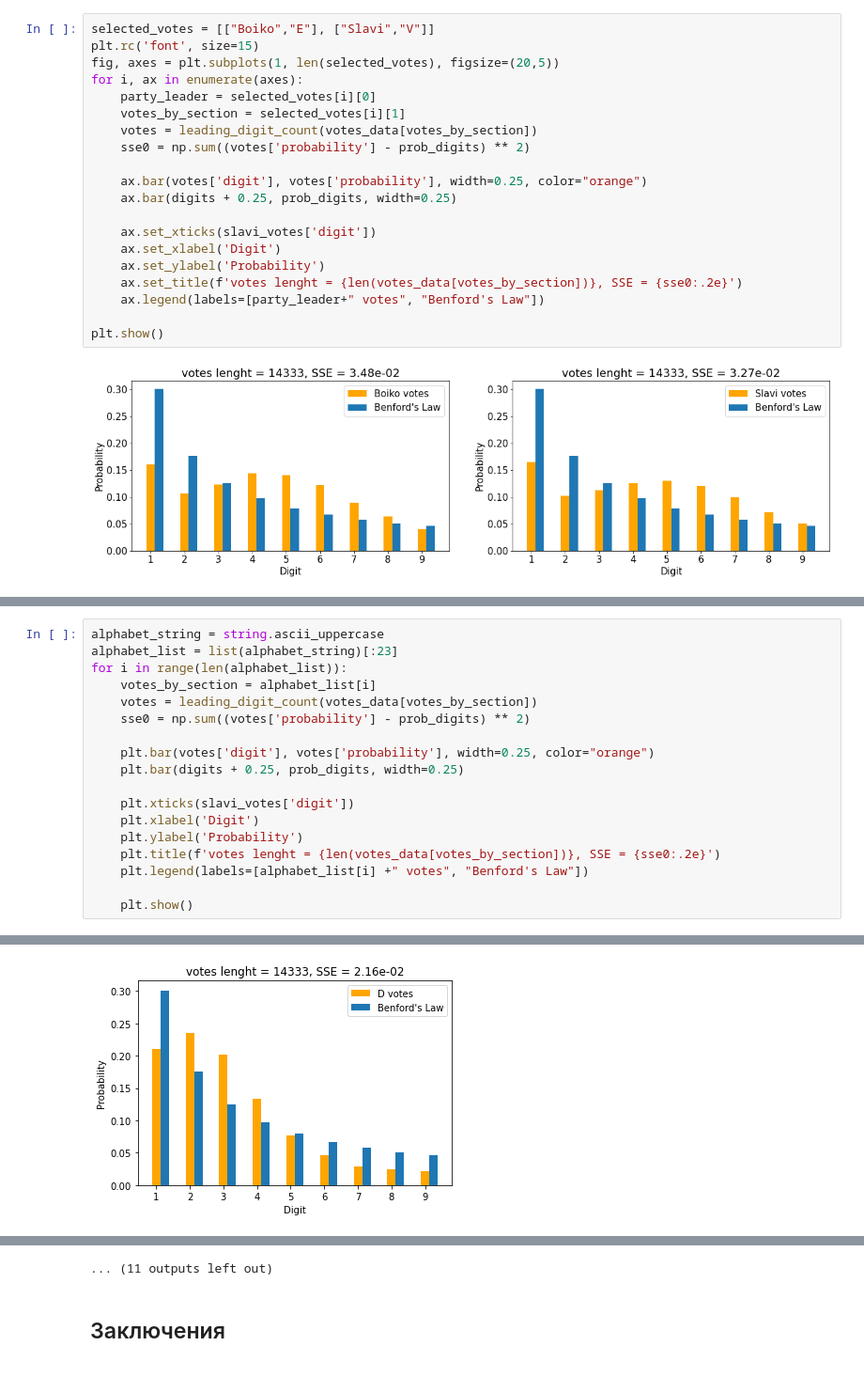
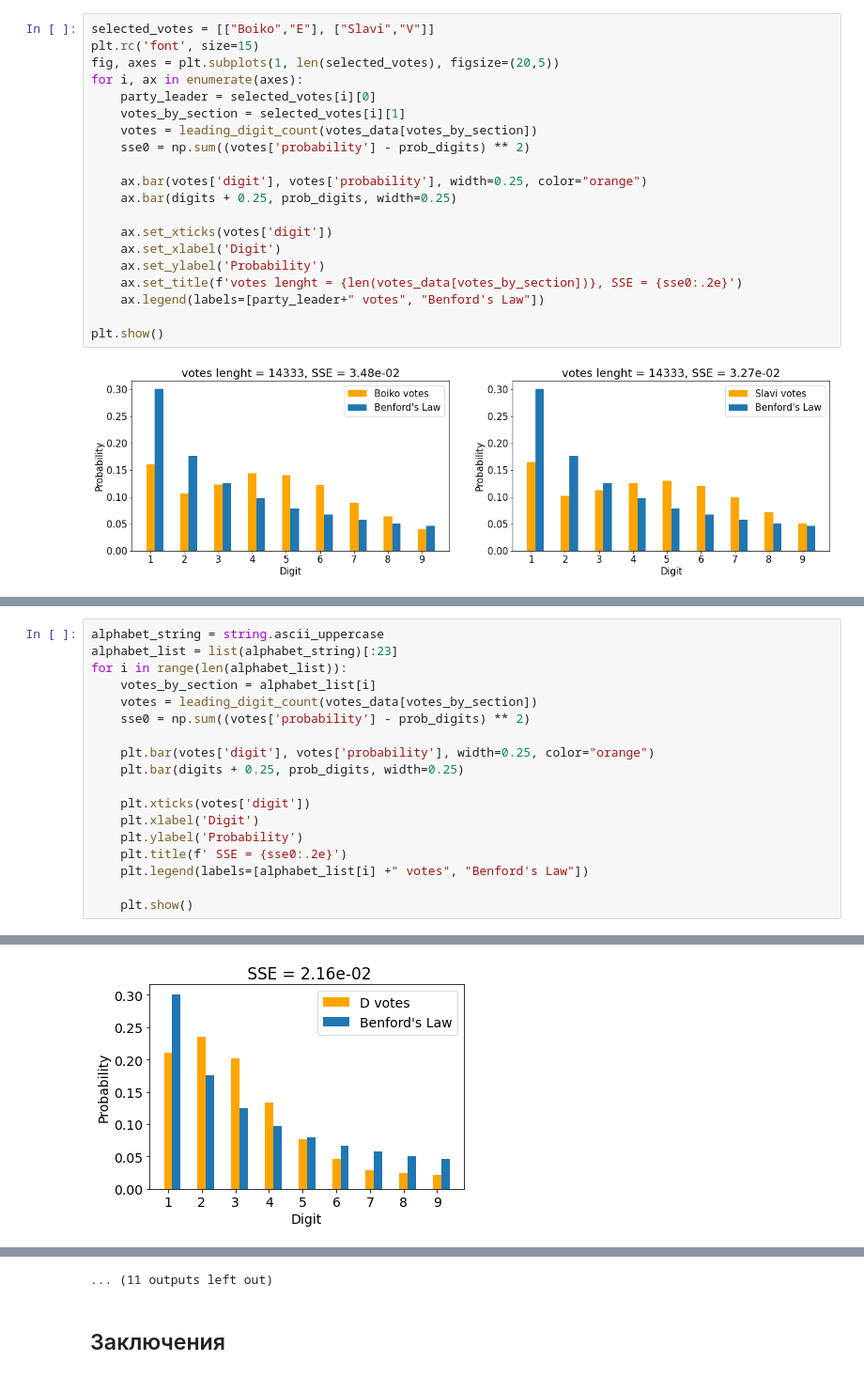
Before and after one commit to aleksoft1/benfords-law, a Jupyter notebook: Benford's Law.ipynb, the cells around one changed output, grey strips where cells are left out. Shown at 94% size. Saved outputs shown, nothing was run; the diff lists cells and outputs as text.

```diff
--- a/Benford's Law.ipynb
+++ b/Benford's Law.ipynb
@@ -202,7 +199,7 @@ for i, ax in enumerate(axes):
     ax.bar(votes['digit'], votes['probability'], width=0.25, color="orange")
     ax.bar(digits + 0.25, prob_digits, width=0.25)
 
-    ax.set_xticks(slavi_votes['digit'])
+    ax.set_xticks(votes['digit'])
     ax.set_xlabel('Digit')
     ax.set_ylabel('Probability')
     ax.set_title(f'votes lenght = {len(votes_data[votes_by_section])}, SSE = {sse0:.2e}')
@@ -222,10 +245,10 @@ for i in range(len(alphabet_list)):
     plt.bar(votes['digit'], votes['probability'], width=0.25, color="orange")
     plt.bar(digits + 0.25, prob_digits, width=0.25)
 
-    plt.xticks(slavi_votes['digit'])
+    plt.xticks(votes['digit'])
     plt.xlabel('Digit')
     plt.ylabel('Probability')
-    plt.title(f'votes lenght = {len(votes_data[votes_by_section])}, SSE = {sse0:.2e}')
+    plt.title(f' SSE = {sse0:.2e}')
     plt.legend(labels=[alphabet_list[i] +" votes", "Benford's Law"])
 
     plt.show()
@@ -236 +259 @@ for i in range(len(alphabet_list)):
-[figure, old version]
+[figure, new version]
```
Also changed, not shown: parts of 6 cells of this notebook.
